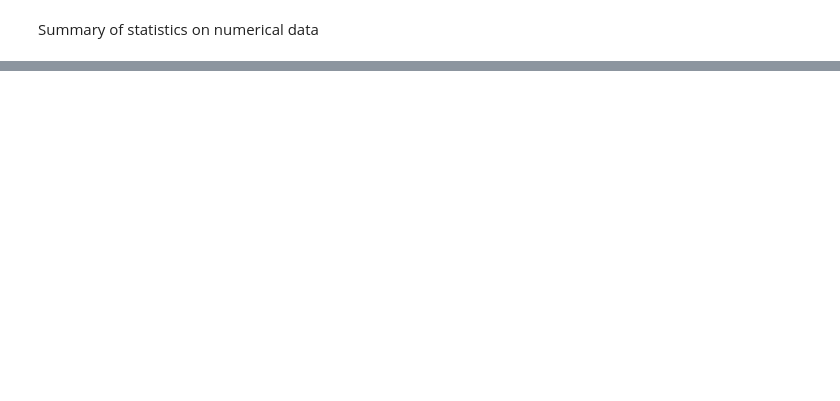
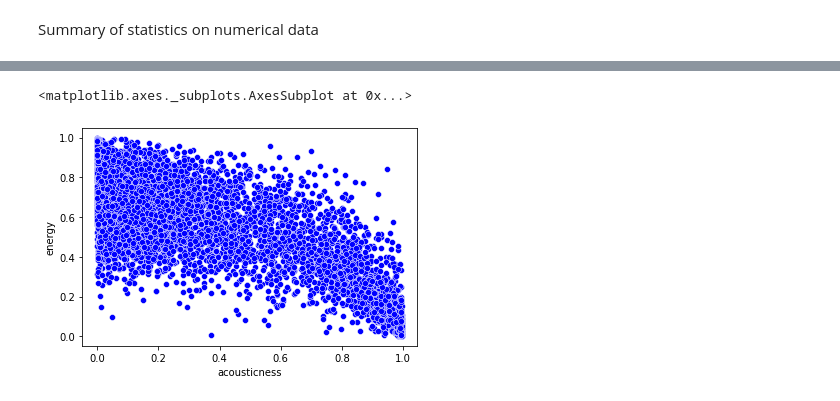
Before and after one commit to vlkumar-859/ml_spotifty, a Jupyter notebook: ml_spotify.ipynb, the cells around one changed output, grey strips where cells are left out. Saved outputs shown, nothing was run; the diff lists cells and outputs as text; code cells hidden in the pictures; blank space fills up the shorter version.

```diff
--- a/ml_spotify.ipynb
+++ b/ml_spotify.ipynb
@@ -119,0 +230,5 @@ sns.heatmap(corr,linewidths=.5)
+# %%
+sns.scatterplot(x=spotify_data.acousticness,y=spotify_data.energy, color="b")
+# %% [output]
+<matplotlib.axes._subplots.AxesSubplot at 0x...>
+[figure, added]
```
Also changed, not shown: parts of 14 cells of this notebook.
